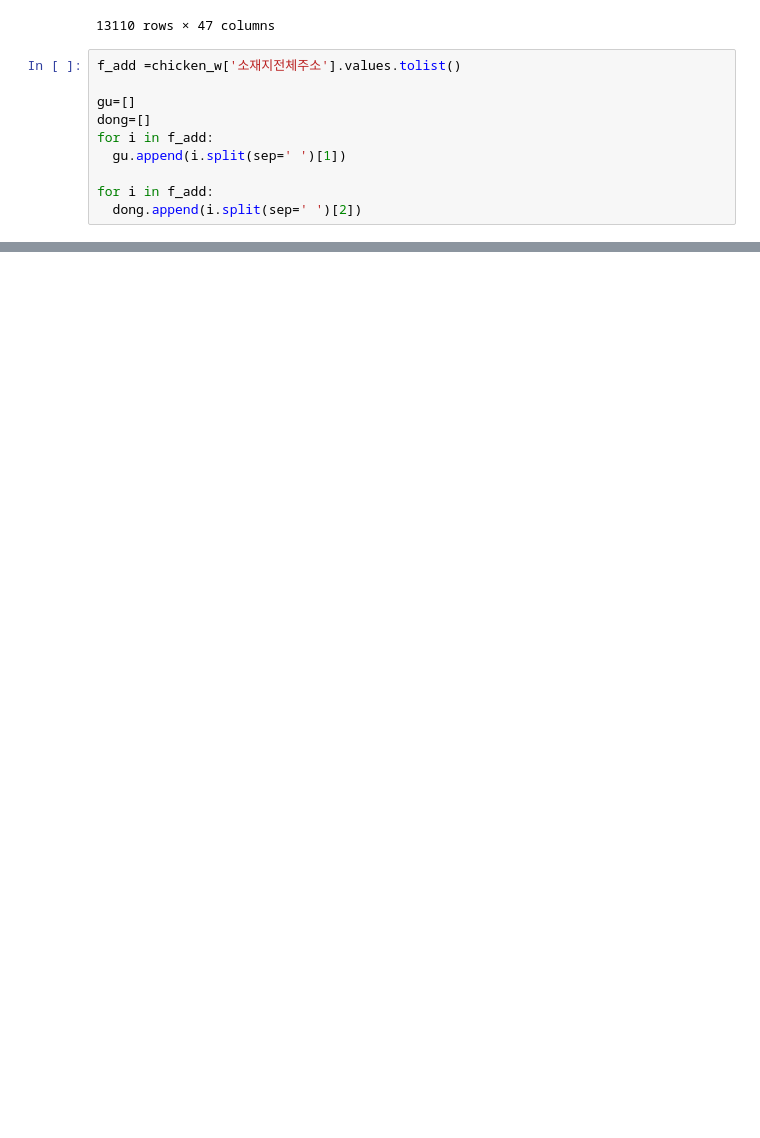
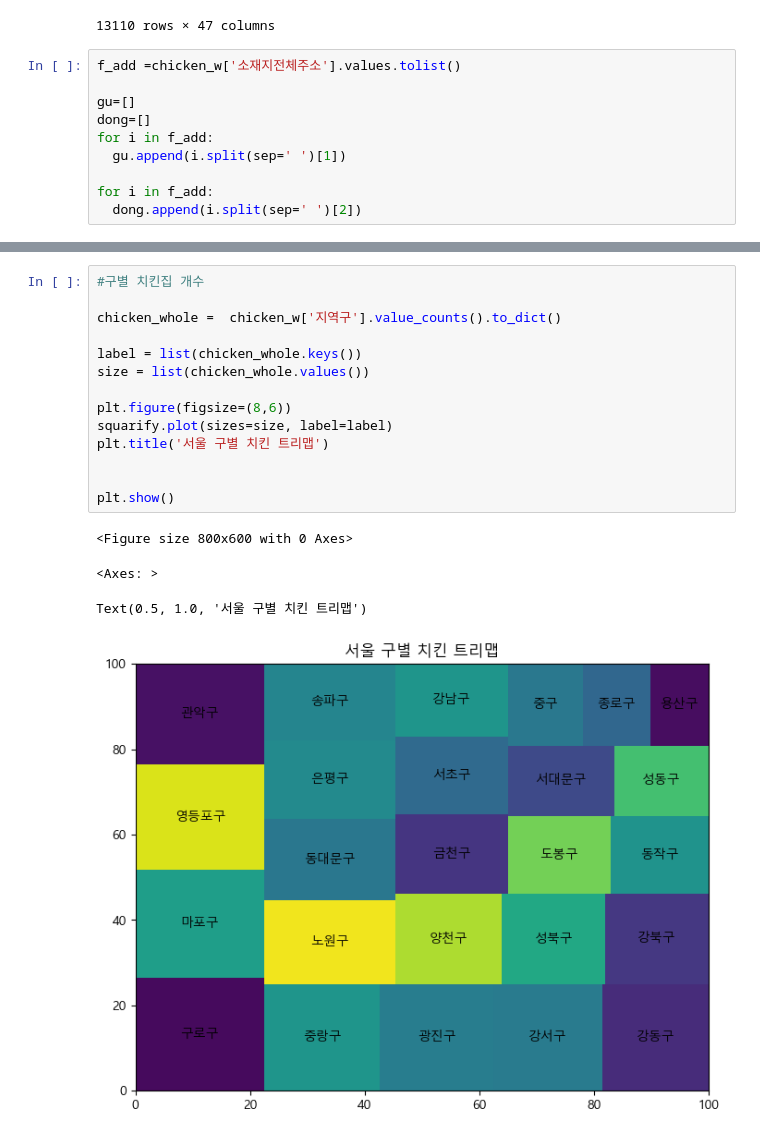
Before and after one commit to Kkaemii/SeSac_Practice, a Jupyter notebook: Mini_Project/Project_3/pandas_MP3.ipynb, the cells around one changed output, grey strips where cells are left out. Saved outputs shown, nothing was run; the diff lists cells and outputs as text; blank space fills up the shorter version.

```diff
--- a/Mini_Project/Project_3/pandas_MP3.ipynb
+++ b/Mini_Project/Project_3/pandas_MP3.ipynb
@@ -194,0 +201,19 @@ Text(0.5, 1.0, '서대문구 동별 치킨집 트리맵')
+# %%
+#구별 치킨집 개수
+
+chicken_whole =  chicken_w['지역구'].value_counts().to_dict()
+
+label = list(chicken_whole.keys())
+size = list(chicken_whole.values())
+
+plt.figure(figsize=(8,6))
+squarify.plot(sizes=size, label=label)
+plt.title('서울 구별 치킨 트리맵')
+
+
+plt.show()
+# %% [output]
+<Figure size 800x600 with 0 Axes>
+<Axes: >
+Text(0.5, 1.0, '서울 구별 치킨 트리맵')
+[figure, added]
```
Also changed, not shown: parts of 12 cells of this notebook.
